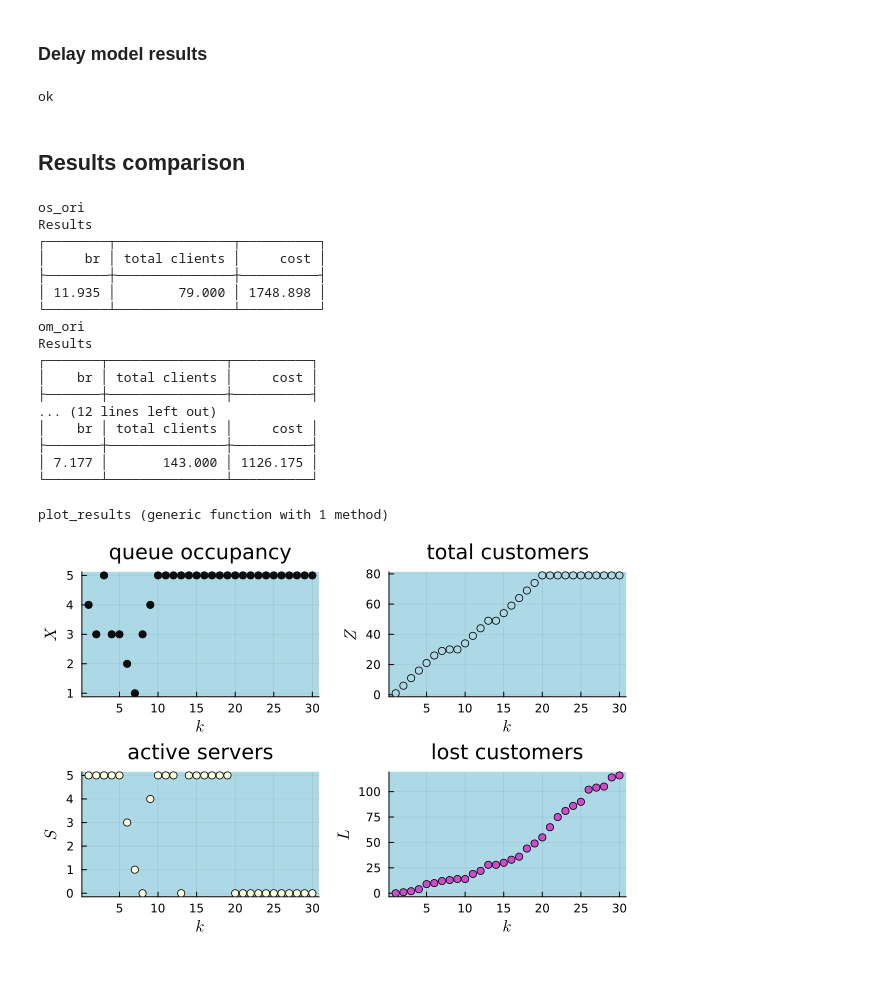
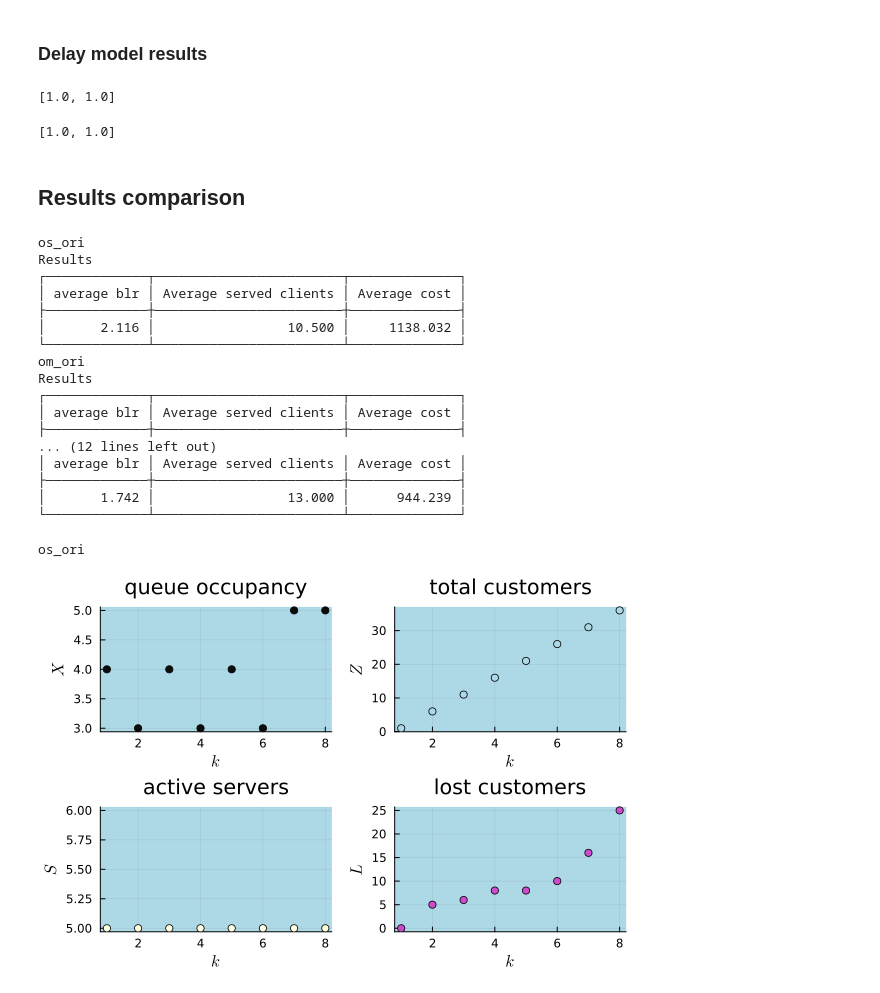
Before and after one commit to marina-daumas/tcc, a Jupyter notebook: Optimizer/compare_models.ipynb, the cells around one changed output. Saved outputs shown, nothing was run; the diff lists cells and outputs as text; code cells hidden in the pictures.

Commit message:
added function for optimizing list of demands

```diff
--- a/Optimizer/compare_models.ipynb
+++ b/Optimizer/compare_models.ipynb
@@ -121,8 +122,7 @@ bdso = bounds(XM, YM, phiM, serMo, 0);
 # %% [markdown]
 ### Original model results
 # %%
-optimal, X, Y, Z, L, n, Q, dr, phi, S, b_opt, J = cc_os_original(ic, bdso, c_sero, c_blro, d, a, nl, lin_fobj);
-result_os_ori = result("os_ori", X, Y, Z, L, n, Q, dr, phi, nothing, nothing, S, nothing, nothing, nothing, nothing, nothing, nothing, b_opt, J, c_sero, c_blro);
+result_os_ori = optimize_list("os_ori");
 # %% [output]
 ******************************************************************************
 This program contains Ipopt, a library for large-scale nonlinear optimization.
@@ -154,13 +138,13 @@ df_input = df_input_generator(horiz, serMd, tserM, rnd_tser);
 # %% [markdown]
 ### Delay model results
 # %%
-optimal, X, Y, Z, L, n, Q, dr, phi, Cin, Cout, S, Sl, Sa, Sst, Sc, Sin, Saux, b_opt, J = cc_os_delay(ic, bdsd, a, d, df_input, lin_fobj);
-result_os_del = result("os_del", X, Y, Z, L, n, Q, dr, phi, Cin, Cout, S, Sl, Sa, Sst, Sc, Sin, Saux, b_opt, J, c_serd, c_blrd);
+result_os_del = optimize_list("os_del");
+# %% [output]
+[1.0, 1.0]
 # %%
-optimal, X, Y, Z, L, n, Q, dr, phi, Cin, Cout, S, Sl, Sa, Sst, Sc, Sin, Saux, b_opt, J = cc_om_delay(ic, bdsd, a, d, df_input, lin_fobj);
-result_om_del = result("om_del", X, Y, Z, L, n, Q, dr, phi, Cin, Cout, S, Sl, Sa, Sst, Sc, Sin, Saux, b_opt, J, c_serd, c_blrd);
+result_om_del = optimize_list("om_del");
 # %% [output]
-ok
+[1.0, 1.0]
 # %% [markdown]
 ## Results comparison
 # %%
@@ -168,45 +152,36 @@ results_list = [result_os_ori, result_om_ori, result_os_del, result_om_del]
 
 for res in results_list
     # br = res.L[horiz+1]/(res.L[horiz+1]+res.Z[horiz+1])
-    br = sum(res.L./(res.L.+res.Z)) # VERIFICAR QUAL A MELHOR FORMA DE CALCULAR
-    total_clients = res.Z[horiz+1]
-    cost = res.c_ser*sum(res.S) + res.c_blr*br
+    br = sum(res.L./(res.L.+res.Z))/N # VERIFICAR QUAL A MELHOR FORMA DE CALCULAR
+    total_clients = res.Z[horiz+1]/N
+    cost = res.c_ser*sum(res.S) + res.c_blr*br/N
 
     println(res.id)
     data = hcat(br, total_clients, cost)
-    header = (["br", "total clients", "cost"]);
+    header = (["average blr", "Average served clients", "Average cost"]);
     printTable(data, header)
 end
 # %% [output]
 os_ori
 Results
-┌────────┬───────────────┬──────────┐
-│     br │ total clients │     cost │
-├────────┼───────────────┼──────────┤
-│ 11.935 │        79.000 │ 1748.898 │
-└────────┴───────────────┴──────────┘
+┌─────────────┬────────────────────────┬──────────────┐
+│ average blr │ Average served clients │ Average cost │
+├─────────────┼────────────────────────┼──────────────┤
+│       2.116 │                 10.500 │     1138.032 │
+└─────────────┴────────────────────────┴──────────────┘
 om_ori
 Results
-┌───────┬───────────────┬──────────┐
-│    br │ total clients │     cost │
-├───────┼───────────────┼──────────┤
+┌─────────────┬────────────────────────┬──────────────┐
+│ average blr │ Average served clients │ Average cost │
+├─────────────┼────────────────────────┼──────────────┤
 ... (12 lines left out)
-│    br │ total clients │     cost │
-├───────┼───────────────┼──────────┤
-│ 7.177 │       143.000 │ 1126.175 │
-└───────┴───────────────┴──────────┘
+│ average blr │ Average served clients │ Average cost │
+├─────────────┼────────────────────────┼──────────────┤
+│       1.742 │                 13.000 │      944.239 │
+└─────────────┴────────────────────────┴──────────────┘
-# %%
-function plot_results(res, horiz)
-    # println(res.id)
-    evolution = [res.X[1:horiz,1], res.Z[1:horiz,1], res.S[1:horiz,1], res.L[1:horiz,1]]
-    ylabel = [L"X" L"Z" L"S" L"L"]
-    title = ["queue occupancy" "total customers" "active servers" "lost customers"]
-    plotData(evolution, ylabel, title)
-end
-# %% [output]
-plot_results (generic function with 1 method)
 # %%
-plot_results(result_os_ori, horiz)
+plot_results(result_os_ori, horiz, 1)
 # %% [output]
+os_ori
-[figure, old version]
+[figure, new version]
 # %%
```
Also changed, not shown: parts of 11 cells of this notebook, 6 other files.
